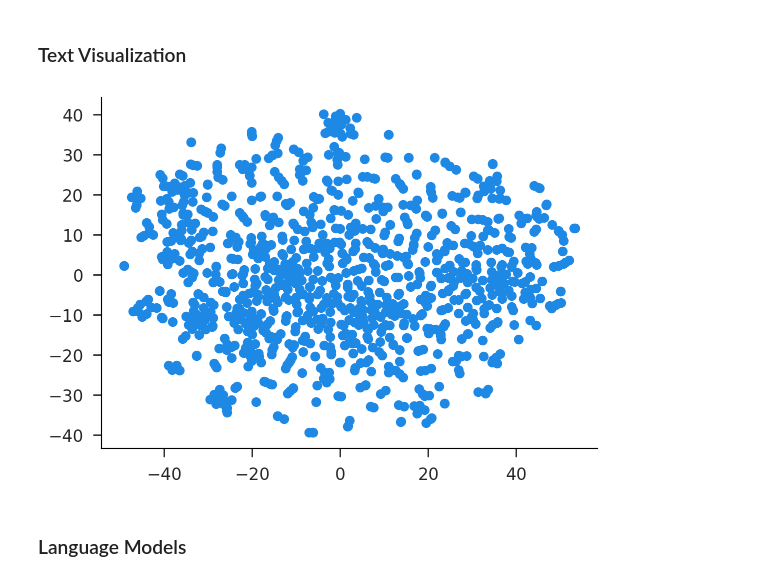
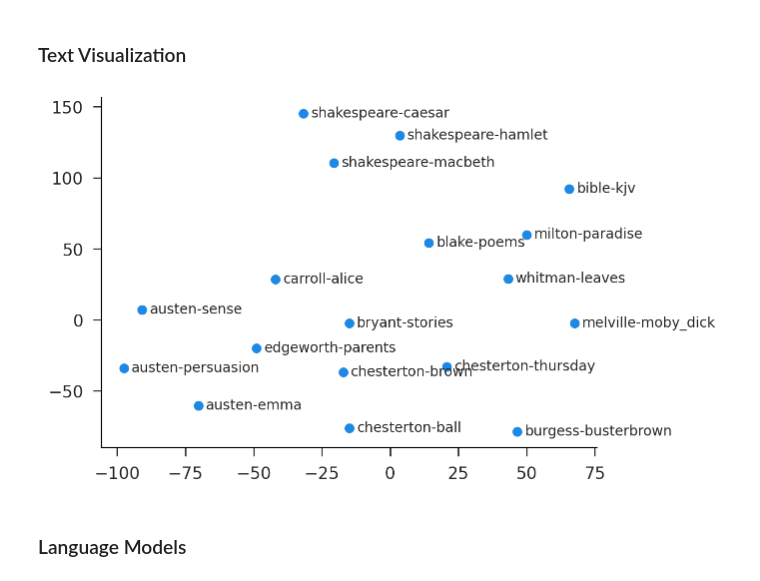
Before and after one commit to iamlemec/grad_code, a Jupyter notebook: lecture_5.ipynb, the cells around one changed output. Drawn from its saved outputs; the diff is of its cells as text; code cells hidden in the pictures.

Commit message:
new gutenberg text analysis

```diff
--- a/lecture_5.ipynb
+++ b/lecture_5.ipynb
@@ -358,4 +388,4 @@ somehow mildly reminded him of his mortality.
 # %%
-moby1 = process_text(moby)
-print(moby1[:448])
+text1 = [process_text(s) for s in text]
+print(text1[12][:1000])
 # %% [output]
@@ -372,5 +393,6 @@ Nc=1032
 # %%
 cv = CountVectorizer(stop_words='english')
-counts = cv.fit_transform(chunks)
+counts = cv.fit_transform(text1)
+nbook, nwrd = counts.shape
 counts
 # %% [output]
@@ -379,5 +401,5 @@ counts
 # %%
 tfidf = TfidfVectorizer(stop_words='english')
-vecs = tfidf.fit_transform(chunks)
+vecs = tfidf.fit_transform(text1)
 vecs
 # %% [output]
@@ -445,12 +493,18 @@ plt.plot(word_index, word_index, linestyle='--', linewidth=1, c='k');
 # %% [markdown]
 ### Text Visualization
 # %%
-tsne = TSNE(init='random')
+tsne = TSNE(init='random', perplexity=10)
 embed = tsne.fit_transform(vecs)
 # %%
-plt.scatter(*embed.T);
+fig, ax = plt.subplots()
+ax.scatter(*embed.T)
+for i in range(nbook):
+    ax.annotate(
+        names[i], embed[i], xytext=(15, -7),
+        textcoords='offset pixels', fontsize=10
+    )
 # %% [output]
-[figure, old version]
+[figure, new version]
 # %% [markdown]
 ### Language Models
 # %%
```
Also changed, not shown: parts of 34 cells of this notebook, 1 other file.
